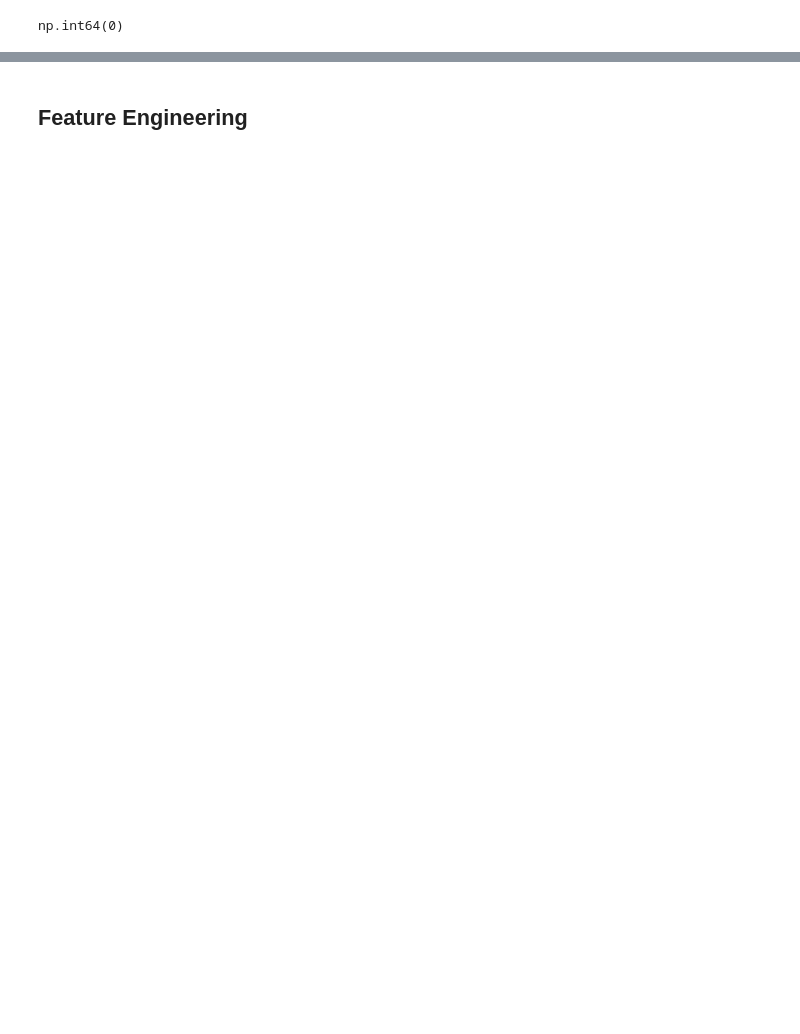
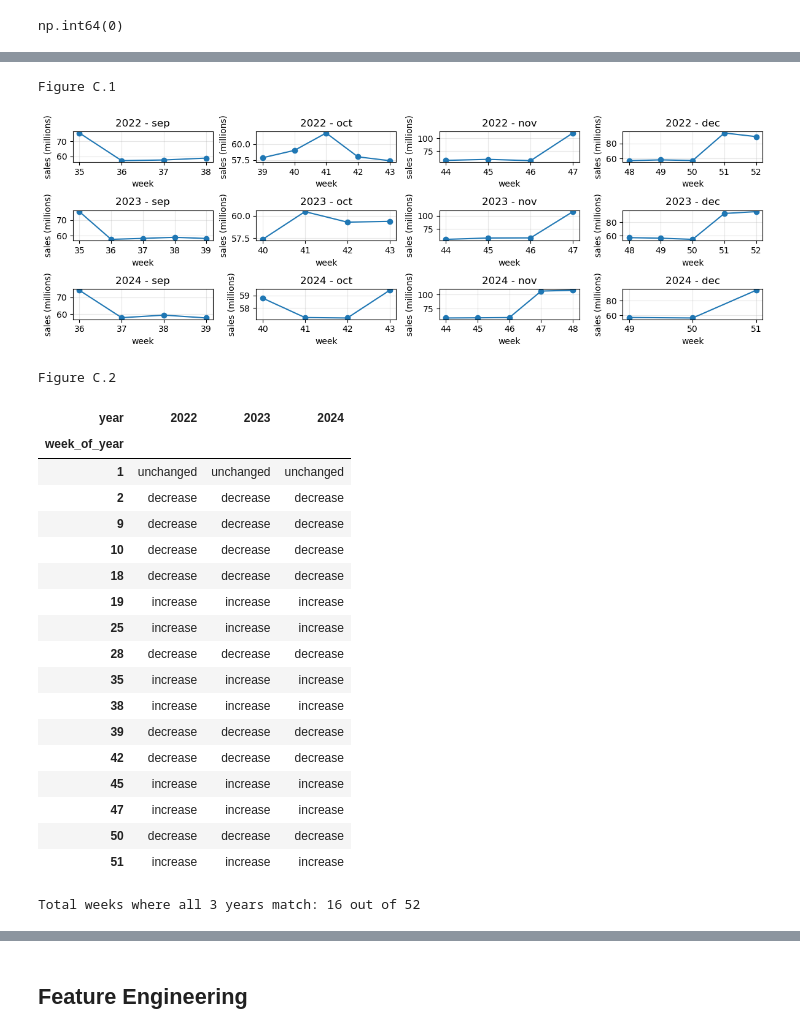
Before and after one commit to paolomags100/predictive-model-retail-sales-forecast, a Jupyter notebook: jupyter-nb/retail_sales_forecasting.ipynb, the cells around one changed output, grey strips where cells are left out. Drawn from its saved outputs; the diff is of its cells as text; code cells hidden in the pictures; blank space fills up the shorter version.

```diff
--- a/jupyter-nb/retail_sales_forecasting.ipynb
+++ b/jupyter-nb/retail_sales_forecasting.ipynb
@@ -887,0 +422,70 @@ cpi: -0.002
+# %%
+#figure C: subset Q4 for the 3 years to observe and compare the directional differences weekly sales
+fig, axes = plt.subplots(3, 4, figsize=(12, 4))
+
+for i, year in enumerate([2022, 2023, 2024]):
+    for j, month in enumerate([9, 10, 11, 12]):
+        ax = axes[i, j]
+
+        data = retail_sales[
+            (retail_sales['year'] == year) &
+            (retail_sales['month'] == month)
+        ].groupby('week_of_year')['weekly_sales'].sum() / 1_000_000
+
+        ax.plot(data.index, data.values, marker='o')
+        ax.set_xticks(data.index)
+        ax.set_title(f'{year} - {pd.Timestamp(2024, month, 1).strftime("%b").lower()}')
+        ax.set_xlabel('week')
+        ax.set_ylabel('sales (millions)')
+        ax.grid(alpha=0.3)
+
+print("Figure C.1")
+plt.tight_layout()
+plt.show()
+
+weekly_sales = retail_sales.groupby(
+    ['year', 'week_of_year']
+)['weekly_sales'].sum().reset_index()
+
+weekly_sales['direction'] = weekly_sales.groupby('year')['weekly_sales'].diff().apply(
+    lambda x: 'increase' if x > 0 else ('decrease' if x < 0 else 'unchanged')
+)
+
+direction_table = weekly_sales.pivot(
+    index='week_of_year',
+    columns='year',
+    values='direction'
+)
+
+# figure C.2 3 year match
+matching_weeks = direction_table[
+    direction_table.nunique(axis=1) == 1
+].dropna()
+
+print("Figure C.2")
+display(matching_weeks)
+
+print(f"Total weeks where all 3 years match: {len(matching_weeks)} out of 52")
+# %% [output]
+Figure C.1
+[figure, added]
+Figure C.2
+| year | 2022 | 2023 | 2024 |
+| week_of_year |  |  |  |
+| 1 | unchanged | unchanged | unchanged |
+| 2 | decrease | decrease | decrease |
+| 9 | decrease | decrease | decrease |
+| 10 | decrease | decrease | decrease |
+| 18 | decrease | decrease | decrease |
+| 19 | increase | increase | increase |
+| 25 | increase | increase | increase |
+| 28 | decrease | decrease | decrease |
+| 35 | increase | increase | increase |
+| 38 | increase | increase | increase |
+| 39 | decrease | decrease | decrease |
+| 42 | decrease | decrease | decrease |
+| 45 | increase | increase | increase |
+| 47 | increase | increase | increase |
+| 50 | decrease | decrease | decrease |
+| 51 | increase | increase | increase |
+Total weeks where all 3 years match: 16 out of 52
```
Also changed, not shown: parts of 100 cells of this notebook, 1 other file.
